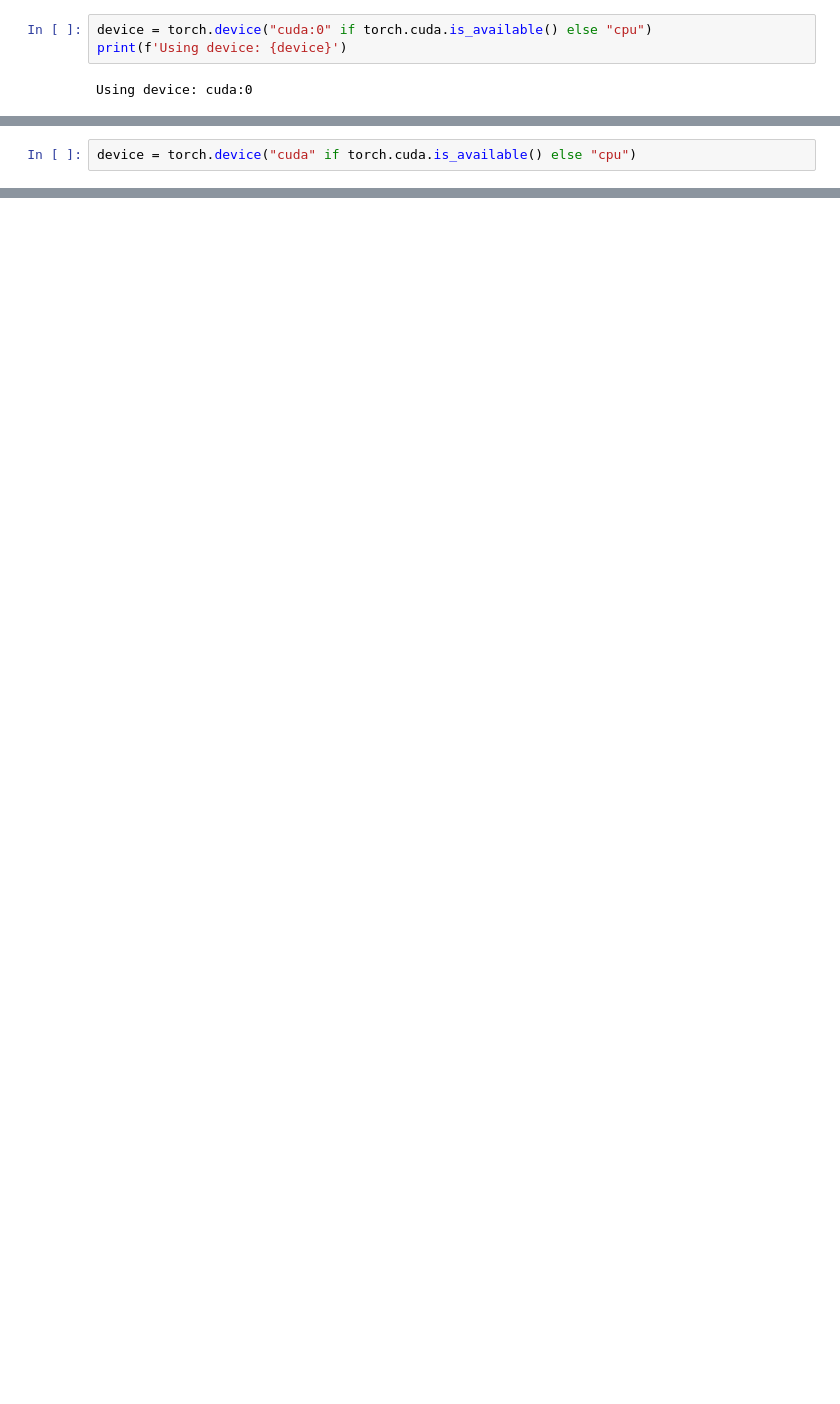
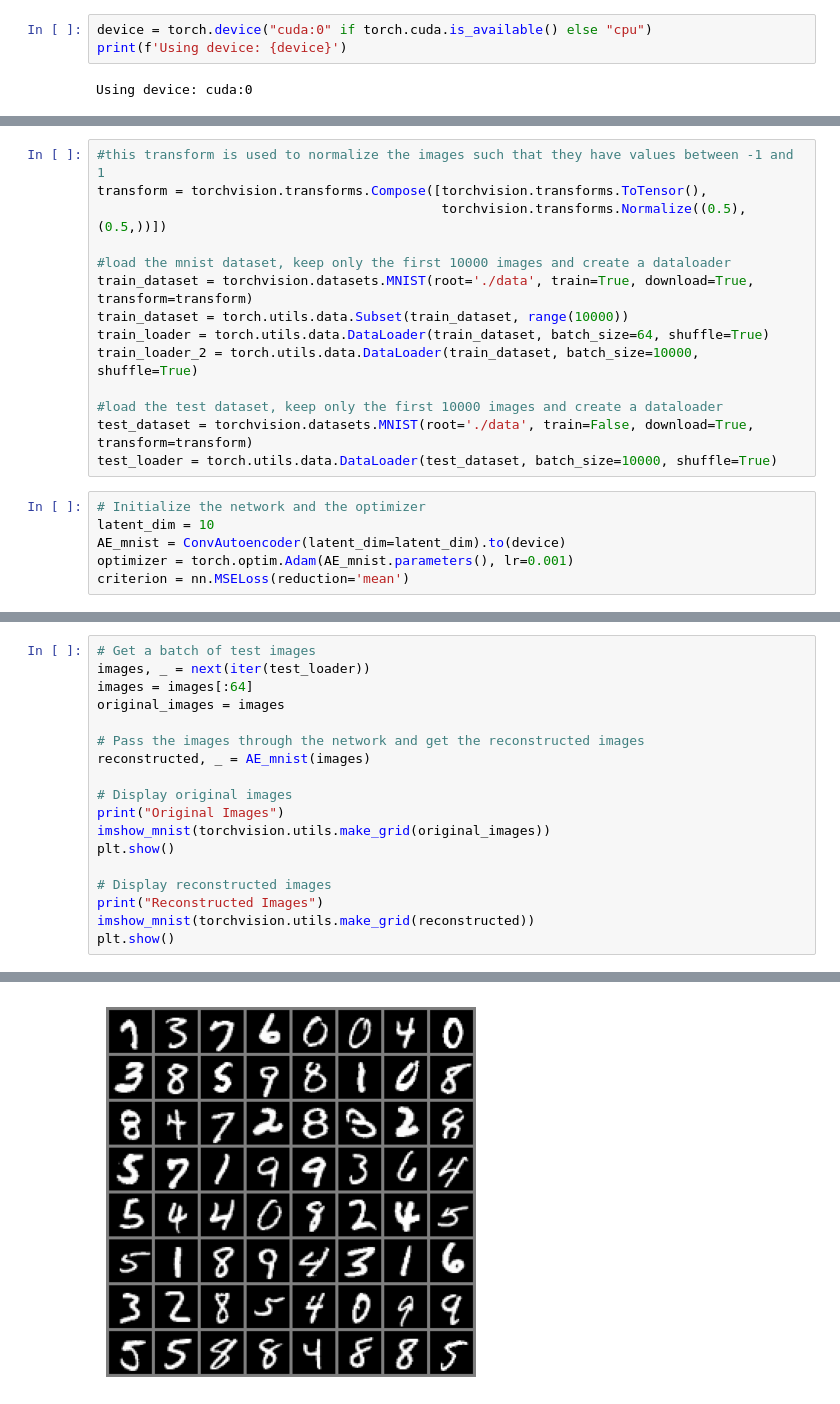
Before and after one commit to fcaretti/VAE_tutorial, a Jupyter notebook: VAE_intro.ipynb, the cells around one changed output, grey strips where cells are left out. Saved outputs shown, nothing was run; the diff lists cells and outputs as text; blank space fills up the shorter version.

```diff
--- a/VAE_intro.ipynb
+++ b/VAE_intro.ipynb
@@ -588,2 +19,0 @@ Epoch 40/40 - Train Loss: 413.76133426739153, Test Loss: 437.771
-# %%
-device = torch.device("cuda" if torch.cuda.is_available() else "cpu")
@@ -662,0 +61,20 @@ Clipping input data to the valid range for imshow with RGB data ([0..1] for floa
+# %%
+#this transform is used to normalize the images such that they have values between -1 and 1
+transform = torchvision.transforms.Compose([torchvision.transforms.ToTensor(),
+                                            torchvision.transforms.Normalize((0.5), (0.5,))])
+
+#load the mnist dataset, keep only the first 10000 images and create a dataloader
+train_dataset = torchvision.datasets.MNIST(root='./data', train=True, download=True, transform=transform)
+train_dataset = torch.utils.data.Subset(train_dataset, range(10000))
+train_loader = torch.utils.data.DataLoader(train_dataset, batch_size=64, shuffle=True)
+train_loader_2 = torch.utils.data.DataLoader(train_dataset, batch_size=10000, shuffle=True)
+
+#load the test dataset, keep only the first 10000 images and create a dataloader
+test_dataset = torchvision.datasets.MNIST(root='./data', train=False, download=True, transform=transform)
+test_loader = torch.utils.data.DataLoader(test_dataset, batch_size=10000, shuffle=True)
+# %%
+# Initialize the network and the optimizer
+latent_dim = 10
+AE_mnist = ConvAutoencoder(latent_dim=latent_dim).to(device)
+optimizer = torch.optim.Adam(AE_mnist.parameters(), lr=0.001)
+criterion = nn.MSELoss(reduction='mean')
@@ -662,0 +145,19 @@ Clipping input data to the valid range for imshow with RGB data ([0..1] for floa
+# %%
+# Get a batch of test images
+images, _ = next(iter(test_loader))
+images = images[:64]
+original_images = images
+
+# Pass the images through the network and get the reconstructed images
+reconstructed, _ = AE_mnist(images)
+
+# Display original images
+print("Original Images")
+imshow_mnist(torchvision.utils.make_grid(original_images))
+plt.show()
+
+# Display reconstructed images
+print("Reconstructed Images")
+imshow_mnist(torchvision.utils.make_grid(reconstructed))
+plt.show()
+# %% [output]
@@ -662,0 +165 @@ Clipping input data to the valid range for imshow with RGB data ([0..1] for floa
+[figure, added]
```
Also changed, not shown: parts of 45 cells of this notebook, 1 other file.
